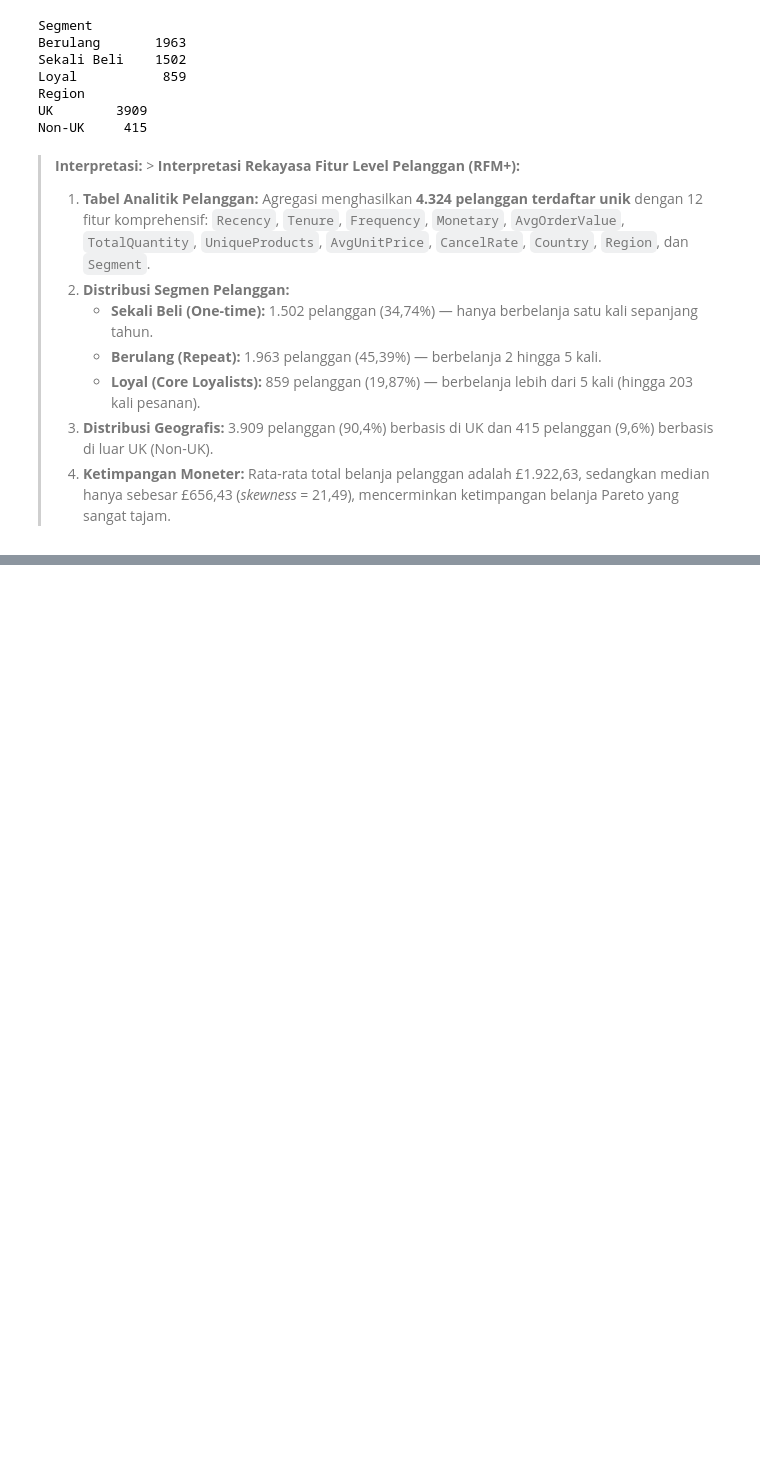
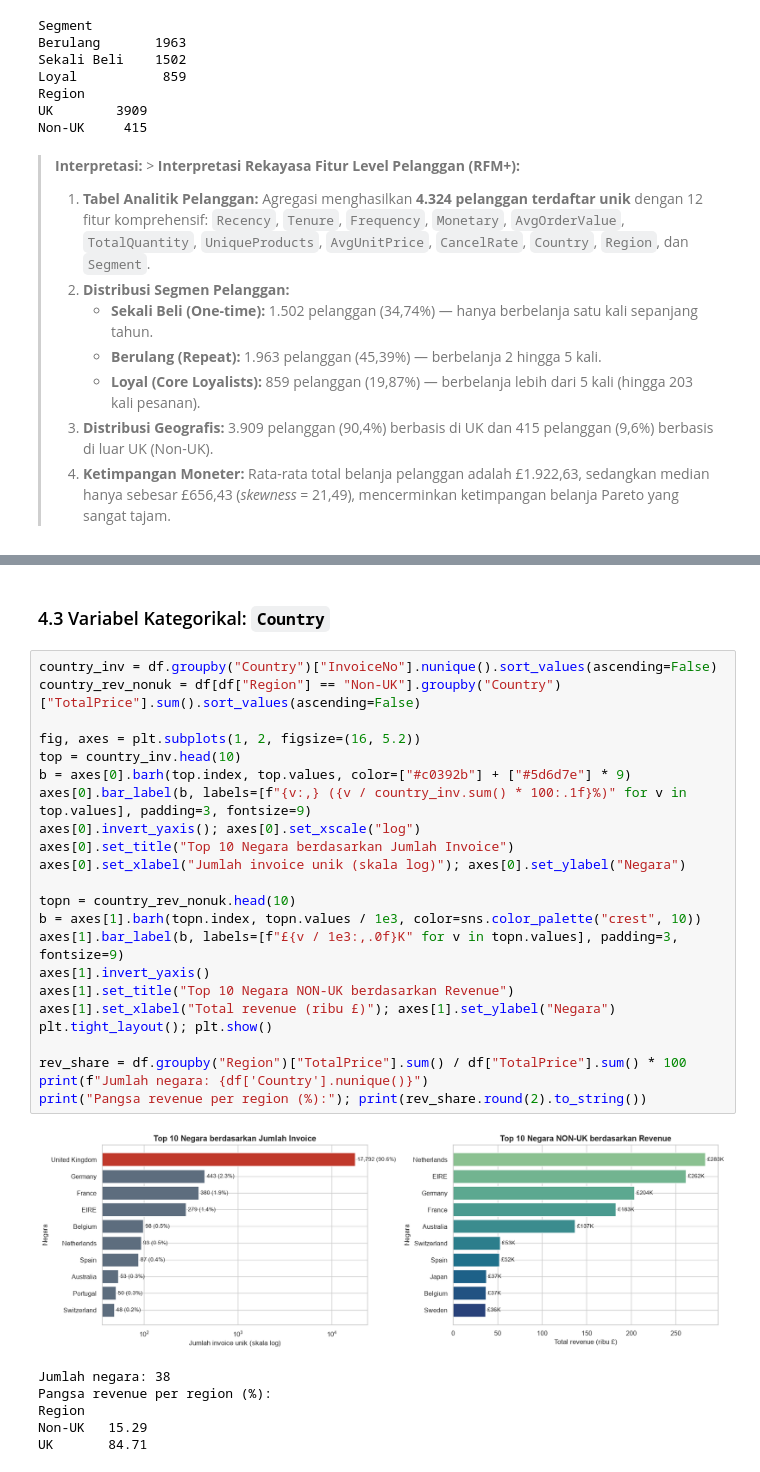
Before and after one commit to aulky/ml-visualisasidata-online-retail, a Jupyter notebook: Muhammad Aulia Muzzaki Nugraha_2311102051_TugasEDA.ipynb, the cells around one changed output, grey strips where cells are left out. Drawn from its saved outputs; the diff is of its cells as text; blank space fills up the shorter version.

```diff
--- a/Muhammad Aulia Muzzaki Nugraha_2311102051_TugasEDA.ipynb
+++ b/Muhammad Aulia Muzzaki Nugraha_2311102051_TugasEDA.ipynb
@@ -603,0 +695,32 @@ Non-UK     415
+# %% [markdown]
+### 4.3 Variabel Kategorikal: `Country`
+# %%
+country_inv = df.groupby("Country")["InvoiceNo"].nunique().sort_values(ascending=False)
+country_rev_nonuk = df[df["Region"] == "Non-UK"].groupby("Country")["TotalPrice"].sum().sort_values(ascending=False)
+
+fig, axes = plt.subplots(1, 2, figsize=(16, 5.2))
+top = country_inv.head(10)
+b = axes[0].barh(top.index, top.values, color=["#c0392b"] + ["#5d6d7e"] * 9)
+axes[0].bar_label(b, labels=[f"{v:,} ({v / country_inv.sum() * 100:.1f}%)" for v in top.values], padding=3, fontsize=9)
+axes[0].invert_yaxis(); axes[0].set_xscale("log")
+axes[0].set_title("Top 10 Negara berdasarkan Jumlah Invoice")
+axes[0].set_xlabel("Jumlah invoice unik (skala log)"); axes[0].set_ylabel("Negara")
+
+topn = country_rev_nonuk.head(10)
+b = axes[1].barh(topn.index, topn.values / 1e3, color=sns.color_palette("crest", 10))
+axes[1].bar_label(b, labels=[f"£{v / 1e3:,.0f}K" for v in topn.values], padding=3, fontsize=9)
+axes[1].invert_yaxis()
+axes[1].set_title("Top 10 Negara NON-UK berdasarkan Revenue")
+axes[1].set_xlabel("Total revenue (ribu £)"); axes[1].set_ylabel("Negara")
+plt.tight_layout(); plt.show()
+
+rev_share = df.groupby("Region")["TotalPrice"].sum() / df["TotalPrice"].sum() * 100
+print(f"Jumlah negara: {df['Country'].nunique()}")
+print("Pangsa revenue per region (%):"); print(rev_share.round(2).to_string())
+# %% [output]
+[figure, added]
+Jumlah negara: 38
+Pangsa revenue per region (%):
+Region
+Non-UK   15.29
+UK       84.71
```
Also changed, not shown: parts of 13 cells of this notebook.
